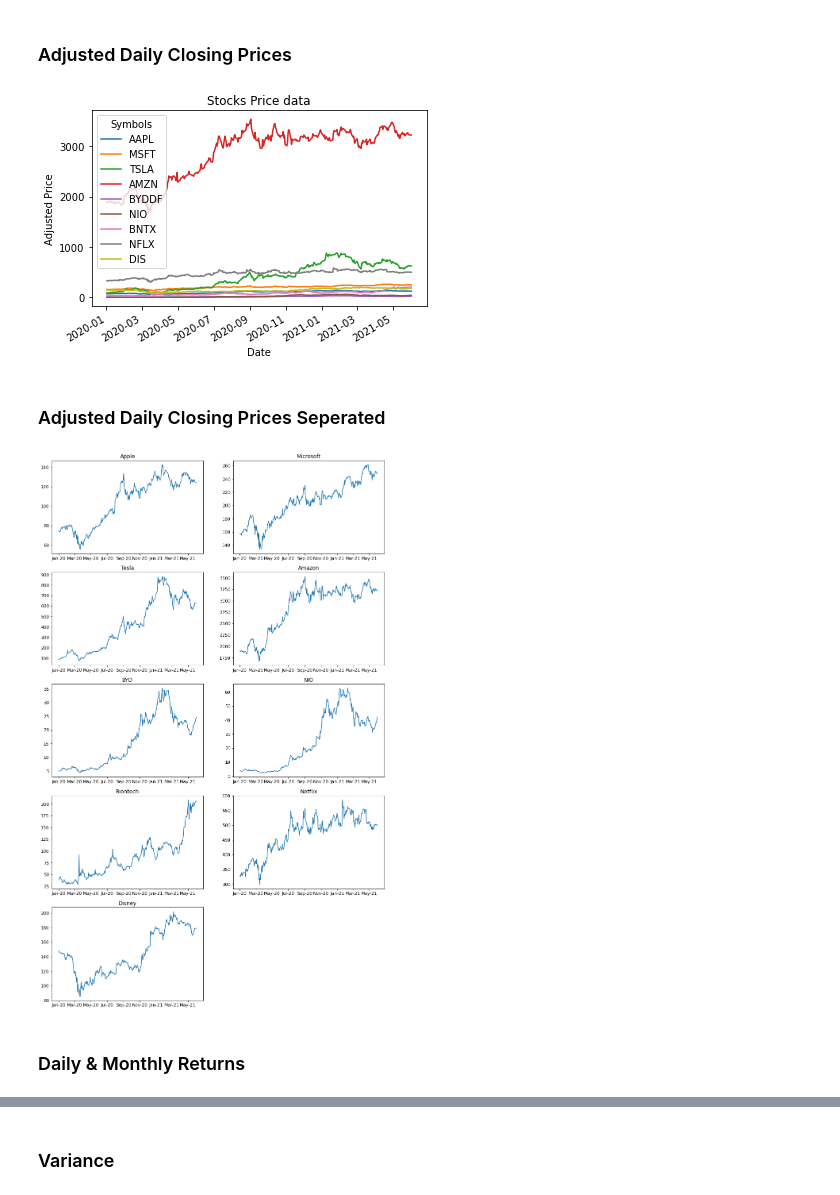
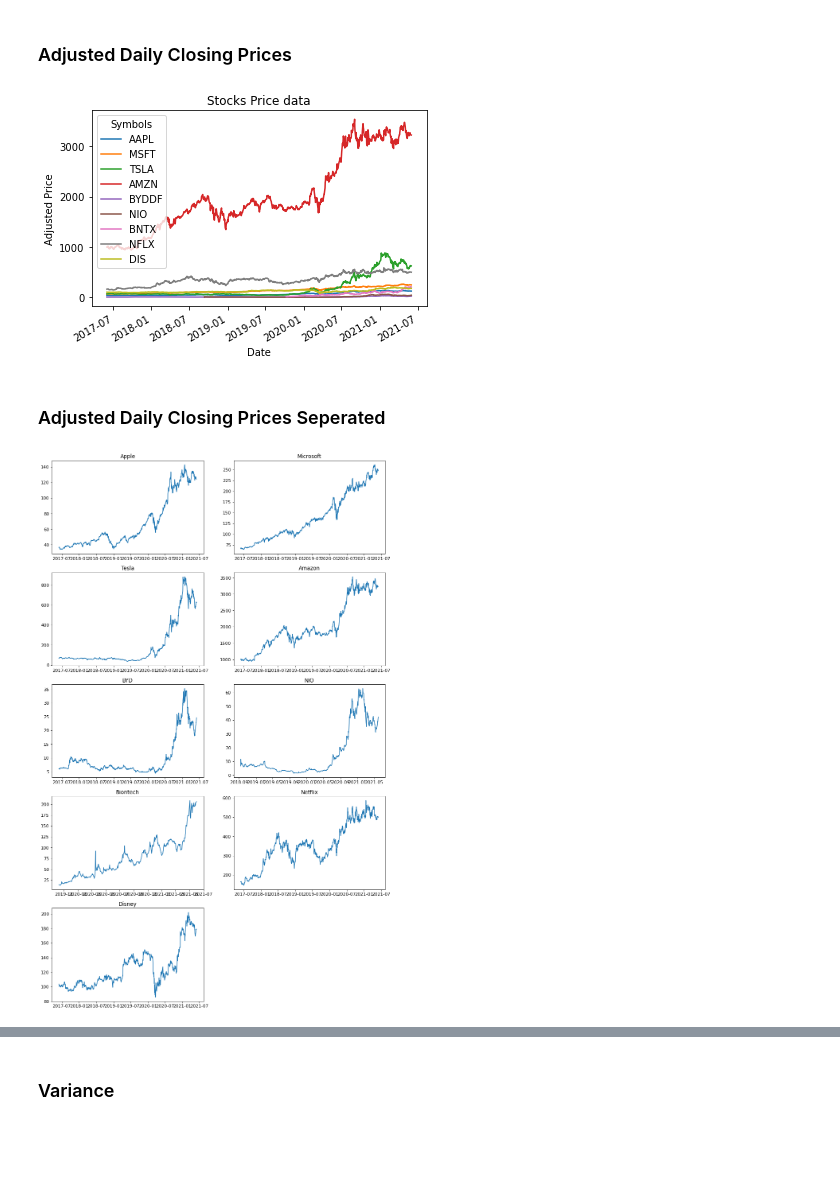
Before and after one commit to kirillwolkow/analyze_financial_data_capstone, a Jupyter notebook: analyze_financial_data_capstone.ipynb, the cells around one changed output, grey strips where cells are left out. Drawn from its saved outputs; the diff is of its cells as text; code cells hidden in the pictures; blank space fills up the shorter version.

```diff
--- a/analyze_financial_data_capstone.ipynb
+++ b/analyze_financial_data_capstone.ipynb
@@ -32,7 +32,7 @@ import seaborn as sns
 # Importing the Data from Yahoo Finance API
 # The data ranges from Jan 01, 2020 to May 01, 2021
 stocks = ["AAPL", "MSFT", "TSLA", "AMZN", "BYDDF", "NIO", "BNTX", "NFLX", "DIS"]
-stocks_data = web.get_data_yahoo(stocks, start = "2020-01-01", end = "2021-06-01")
+stocks_data = web.get_data_yahoo(stocks, start = "2017-06-01", end = "2021-06-01")
 
 print(stocks_data.head())
 # %% [output]
@@ -71,7 +71,7 @@ plt.rcParams.update({'font.size': 22})
 plt.savefig("stocks_price_data.png")
 plt.show()
 # %% [output]
-[figure, old version]
+[figure, new version]
 # %% [markdown]
 ### Adjusted Daily Closing Prices Seperated
 # %%
@@ -88,42 +88,40 @@ ax1 = fig.add_subplot(521)
 ax2 = fig.add_subplot(522)
 ax3 = fig.add_subplot(523)
 ax4 = fig.add_subplot(524)
 ax5 = fig.add_subplot(525)
 ax6 = fig.add_subplot(526)
 ax7 = fig.add_subplot(527)
 ax8 = fig.add_subplot(528)
 ax9 = fig.add_subplot(529)
 ax1.plot(stocks_data['Adj Close']['AAPL'])
 ax1.set_title("Apple")
-ax1.set_xticklabels(months)
+#ax1.set_xticklabels(months)
 ax2.plot(stocks_data['Adj Close']['MSFT'])
 ax2.set_title("Microsoft")
-ax2.set_xticklabels(months)
+#ax2.set_xticklabels(months)
 ax3.plot(stocks_data['Adj Close']['TSLA'])
 ax3.set_title("Tesla")
-ax3.set_xticklabels(months)
+#ax3.set_xticklabels(months)
 ax4.plot(stocks_data['Adj Close']['AMZN'])
 ax4.set_title("Amazon")
-ax4.set_xticklabels(months)
+#ax4.set_xticklabels(months)
 ax5.plot(stocks_data['Adj Close']['BYDDF'])
 ax5.set_title("BYD")
-ax5.set_xticklabels(months)
+#ax5.set_xticklabels(months)
 ax6.plot(stocks_data['Adj Close']['NIO'])
 ax6.set_title("NIO")
-ax6.set_xticklabels(months)
+#ax6.set_xticklabels(months)
 ax7.plot(stocks_data['Adj Close']['BNTX'])
 ax7.set_title("Biontech")
-ax7.set_xticklabels(months)
+#ax7.set_xticklabels(months)
 ax8.plot(stocks_data['Adj Close']['NFLX'])
 ax8.set_title("Netflix")
-ax8.set_xticklabels(months)
+#ax8.set_xticklabels(months)
 ax9.plot(stocks_data['Adj Close']['DIS'])
 ax9.set_title("Disney")
-ax9.set_xticklabels(months)
+#ax9.set_xticklabels(months)
 
 plt.savefig("stocks_adj_sep.png")
 plt.show()
 # %% [output]
-[figure, old version]
+[figure, new version]
-# %% [markdown]
-### Daily & Monthly Returns
```
Also changed, not shown: parts of 30 cells of this notebook, 11 other files.
